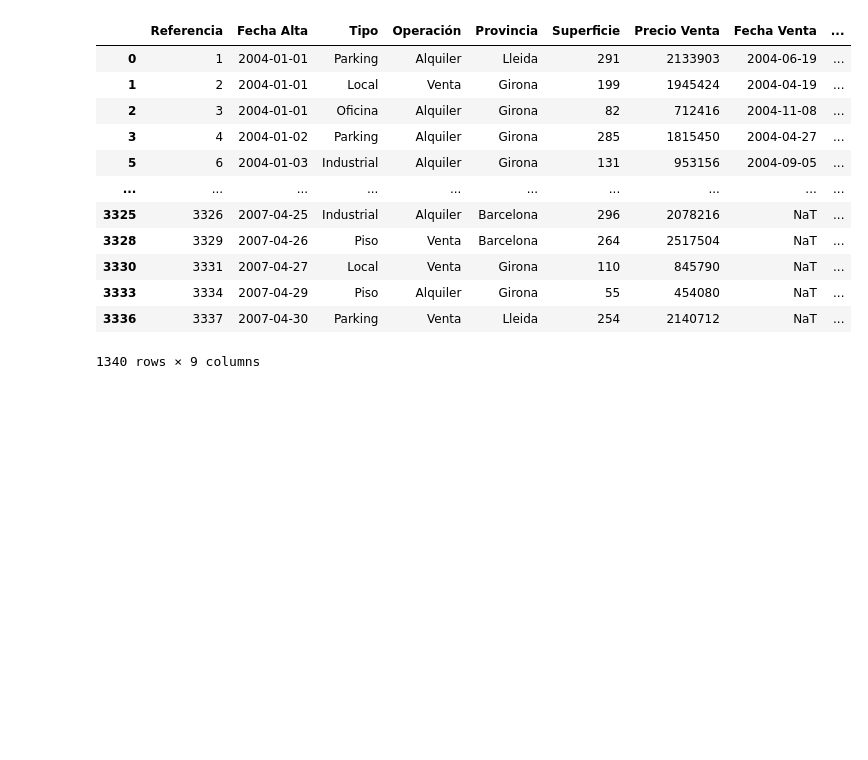
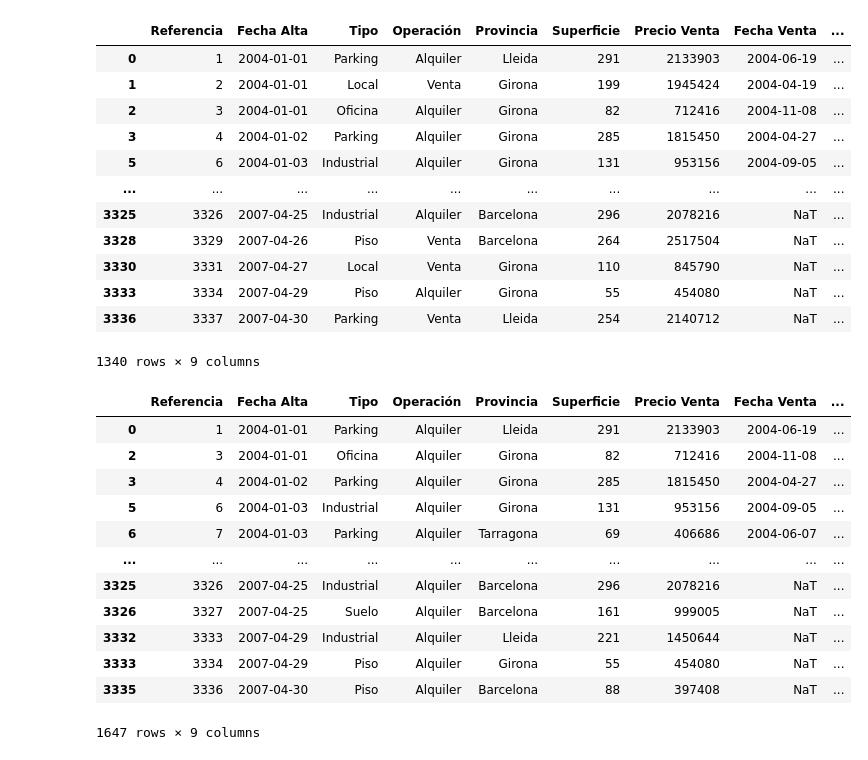
Before and after one commit to AremyDiaz/Tarea---Extracci-n-de-datos, a Jupyter notebook: Filtros-tarea.ipynb, the cells around one changed output. Cells and saved outputs as stored; diff of their text form; code cells hidden in the pictures; blank space fills up the shorter version.

Commit message:
Filtro 9: not

```diff
--- a/Filtros-tarea.ipynb
+++ b/Filtros-tarea.ipynb
@@ -201,0 +205,18 @@ filtro8
+# %%
+#Filtro not
+filtro9=df[~(df["Operación"] == "Venta")]
+filtro9
+# %% [output]
+|  | Referencia | Fecha Alta | Tipo | Operación | Provincia | Superficie | Precio Venta | Fecha Venta | ... |
+| 0 | 1 | 2004-01-01 | Parking | Alquiler | Lleida | 291 | 2133903 | 2004-06-19 | ... |
+| 2 | 3 | 2004-01-01 | Oficina | Alquiler | Girona | 82 | 712416 | 2004-11-08 | ... |
+| 3 | 4 | 2004-01-02 | Parking | Alquiler | Girona | 285 | 1815450 | 2004-04-27 | ... |
+| 5 | 6 | 2004-01-03 | Industrial | Alquiler | Girona | 131 | 953156 | 2004-09-05 | ... |
+| 6 | 7 | 2004-01-03 | Parking | Alquiler | Tarragona | 69 | 406686 | 2004-06-07 | ... |
+| ... | ... | ... | ... | ... | ... | ... | ... | ... | ... |
+| 3325 | 3326 | 2007-04-25 | Industrial | Alquiler | Barcelona | 296 | 2078216 | NaT | ... |
+| 3326 | 3327 | 2007-04-25 | Suelo | Alquiler | Barcelona | 161 | 999005 | NaT | ... |
+| 3332 | 3333 | 2007-04-29 | Industrial | Alquiler | Lleida | 221 | 1450644 | NaT | ... |
+| 3333 | 3334 | 2007-04-29 | Piso | Alquiler | Girona | 55 | 454080 | NaT | ... |
+| 3335 | 3336 | 2007-04-30 | Piso | Alquiler | Barcelona | 88 | 397408 | NaT | ... |
+1647 rows × 9 columns
```
Also changed, not shown: parts of 1 cell of this notebook.
